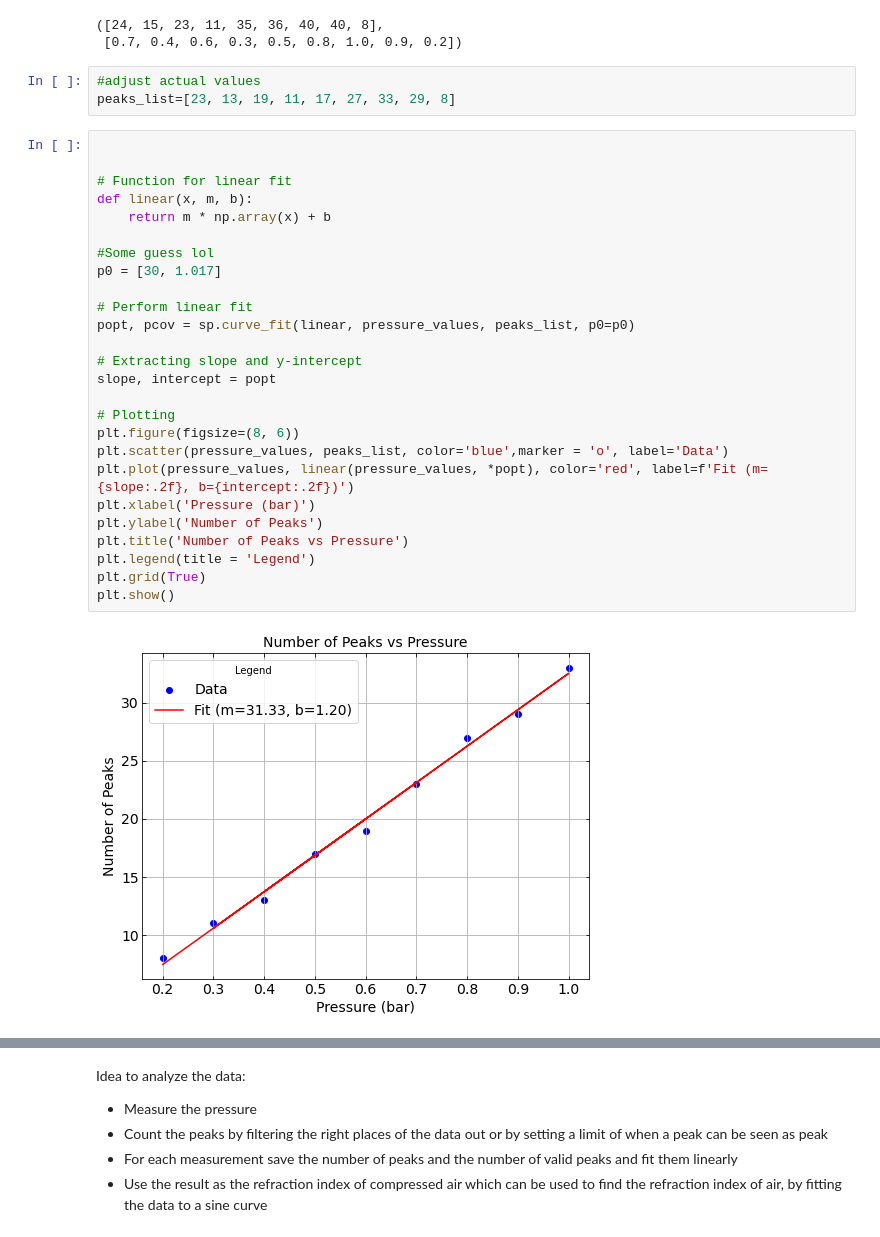
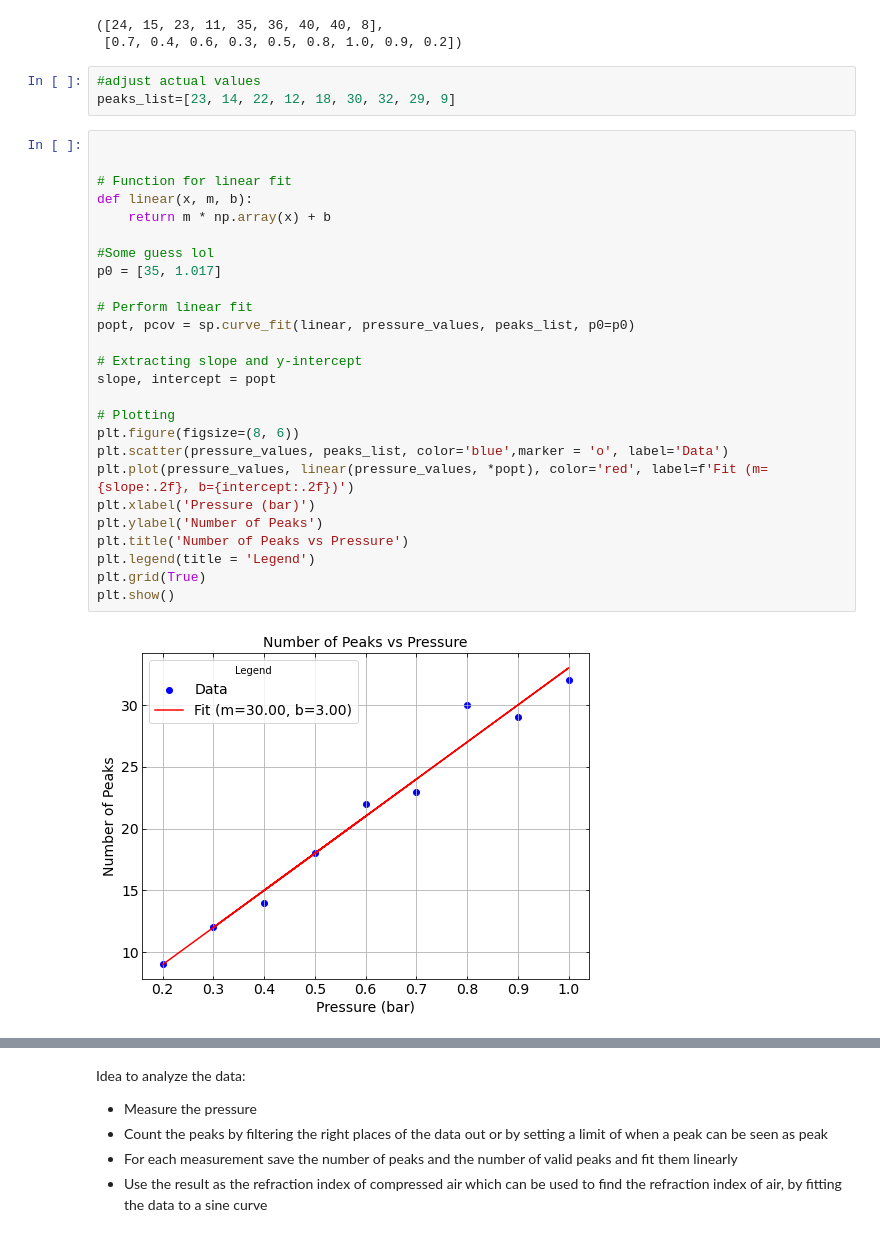
Before and after one commit to StefanStringer/ExperimentalBoyzWSL, a Jupyter notebook: Exercise_3/fuck_me.ipynb, the cells around one changed output, grey strips where cells are left out. Saved outputs shown, nothing was run; the diff lists cells and outputs as text.

```diff
--- a/Exercise_3/fuck_me.ipynb
+++ b/Exercise_3/fuck_me.ipynb
@@ -132,32 +132,32 @@ peaks_list, pressure_values
  [0.7, 0.4, 0.6, 0.3, 0.5, 0.8, 1.0, 0.9, 0.2])
 # %%
 #adjust actual values
-peaks_list=[23, 13, 19, 11, 17, 27, 33, 29, 8]
+peaks_list=[23, 14, 22, 12, 18, 30, 32, 29, 9]
 # %%
 
 
 # Function for linear fit
 def linear(x, m, b):
     return m * np.array(x) + b
 
 #Some guess lol
-p0 = [30, 1.017]
+p0 = [35, 1.017]
 
 # Perform linear fit
 popt, pcov = sp.curve_fit(linear, pressure_values, peaks_list, p0=p0)
 
 # Extracting slope and y-intercept
 slope, intercept = popt
 
 # Plotting
 plt.figure(figsize=(8, 6))
 plt.scatter(pressure_values, peaks_list, color='blue',marker = 'o', label='Data')
 plt.plot(pressure_values, linear(pressure_values, *popt), color='red', label=f'Fit (m={slope:.2f}, b={intercept:.2f})')
 plt.xlabel('Pressure (bar)')
 plt.ylabel('Number of Peaks')
 plt.title('Number of Peaks vs Pressure')
 plt.legend(title = 'Legend')
 plt.grid(True)
 plt.show()
 # %% [output]
-[figure, old version]
+[figure, new version]
```
Also changed, not shown: parts of 1 cell of this notebook.
